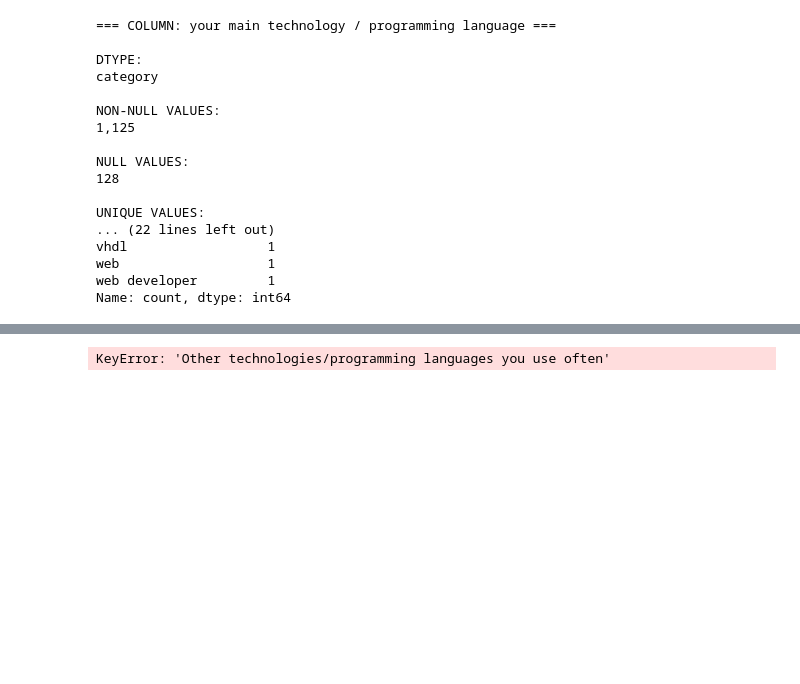
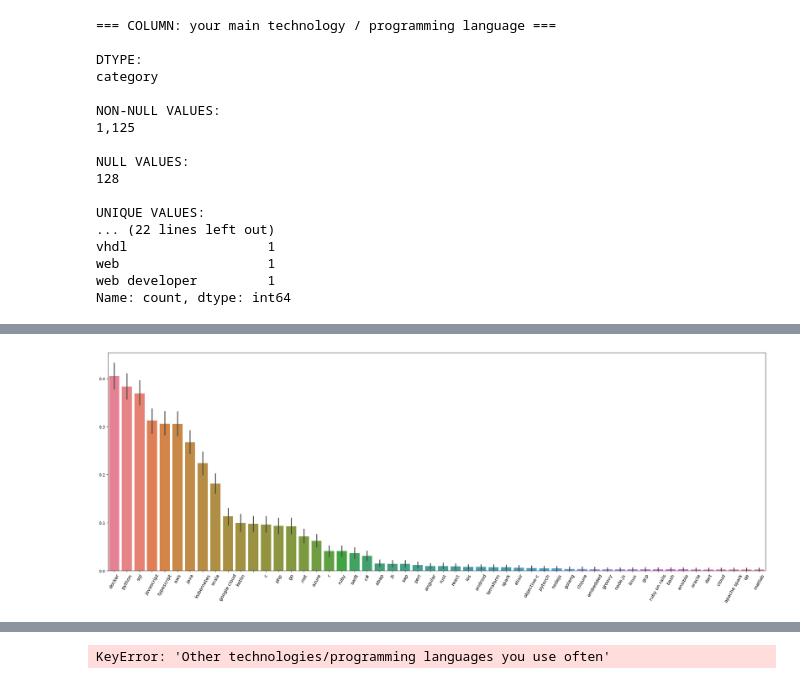
Before and after one commit to AkeemSemperDataScience/3950-assignment-2-mlsiebold, a Jupyter notebook: START_Asn_2.ipynb, the cells around one changed output, grey strips where cells are left out. Cells and saved outputs as stored; diff of their text form; code cells hidden in the pictures; blank space fills up the shorter version.

```diff
--- a/START_Asn_2.ipynb
+++ b/START_Asn_2.ipynb
@@ -255,0 +258,2 @@ dtype: object
+# %%
+df['total_compensation'] = df['yearly brutto salary (without bonus and stocks) in eur'] + df['yearly bonus + stocks in eur']
@@ -1247,23 +1255,3 @@ df[column].value_counts().to_dict()
-# %%
-a = 'your main technology / programming language'
-b = 'other technologies/programming languages you use often'
-
-df[[a, b]] = df[[a, b]].astype("string")
-
-
-skills_raw = (
-    df['your main technology / programming language'] + ',' +
-    df['other technologies/programming languages you use often']
-)
-
-# Clean separators
-skills_clean = (
-    skills_raw
-    .str.replace('/', ',', regex=False)
-    .str.replace(';', ',', regex=False)
-)
-
-df['skills_lists'] = skills_clean.str.split(',')
 # %%
 # Standardize descriptions (thank-you Copilot!)
 
@@ -1337,7 +1325,7 @@ skill_normalization = {
 
     # Cloud
     "aws": "aws",
-    "aws hadoop postgre typescript": "aws",
+    "aws hadoop postgre typescript": "aws"
     "azure": "azure",
     "gcp": "gcp",
     "google cloud": "gcp",
@@ -1400,7 +1388,7 @@ skill_normalization = {
     "apache impala": "impala",
     "apache spark": "spark",
     "spark": "spark",
-    "hadoop hive": "hive",
+    "hadoop hive": "hive", "hadoop"
     "whole apache data science stack": "apache stack",
     "plotly dash": "plotly dash",
 
@@ -1477,8 +1467,10 @@ df_exploded['skills_lists'] = df_exploded['skills_lists'].map(skill_normalizatio
 # %%
 #sorted(df_exploded['skills_lists'].dropna().unique().tolist())
 # %%
-# Encode the exploded 'skills_lists'
+# Encode the exploded 'skills_lists' & filter for skills with counts greater than 2
 
 skills_dummies = pd.get_dummies(df_exploded['skills_lists'])
 skills_encoded = skills_dummies.groupby(df_exploded.index).max()
-skills_encoded
+skill_counts = skills_encoded.sum().sort_values(ascending=False)
+cols_to_keep = skill_counts[skill_counts > 2].index
+skills_encoded = skills_encoded[cols_to_keep]
@@ -1498,0 +1477,8 @@ skills_encoded
+# %%
+# Check counts
+
+plt.figure(figsize=(30, 10))
+sns.barplot(skills_encoded)
+plt.xticks(rotation=60, fontsize=12);
+# %% [output]
+[figure, added]
```
Also changed, not shown: parts of 21 cells of this notebook.
